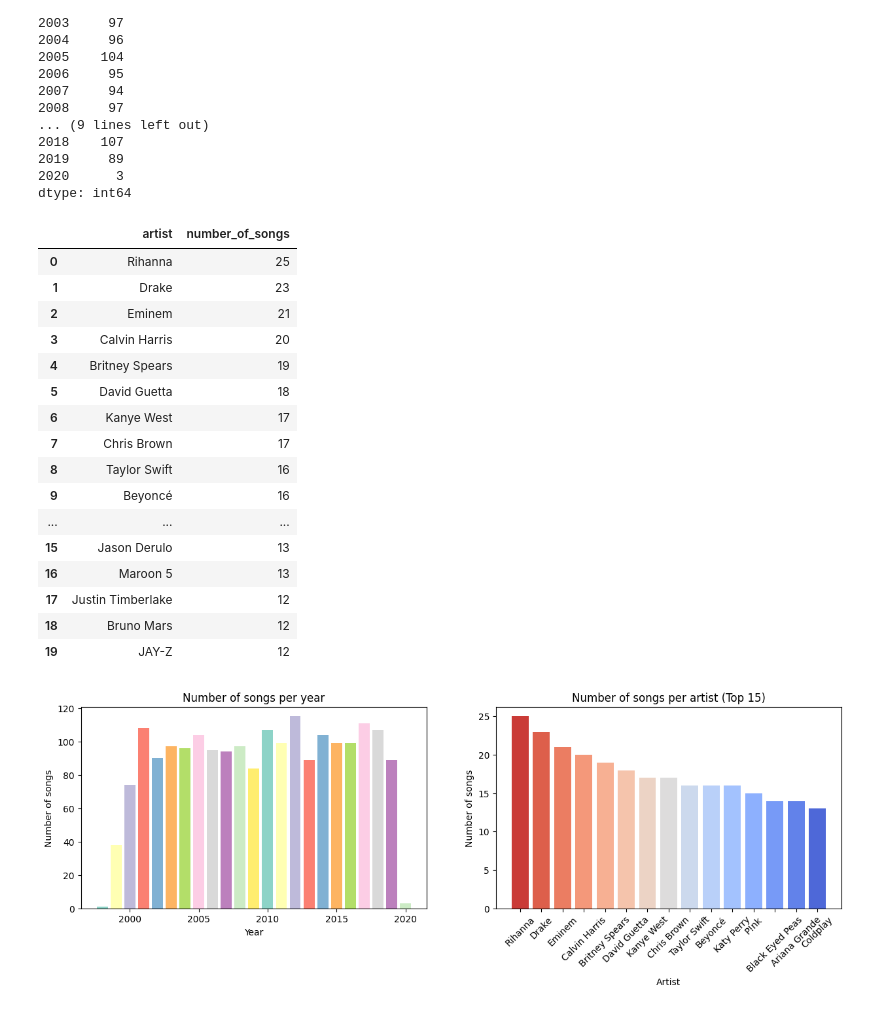
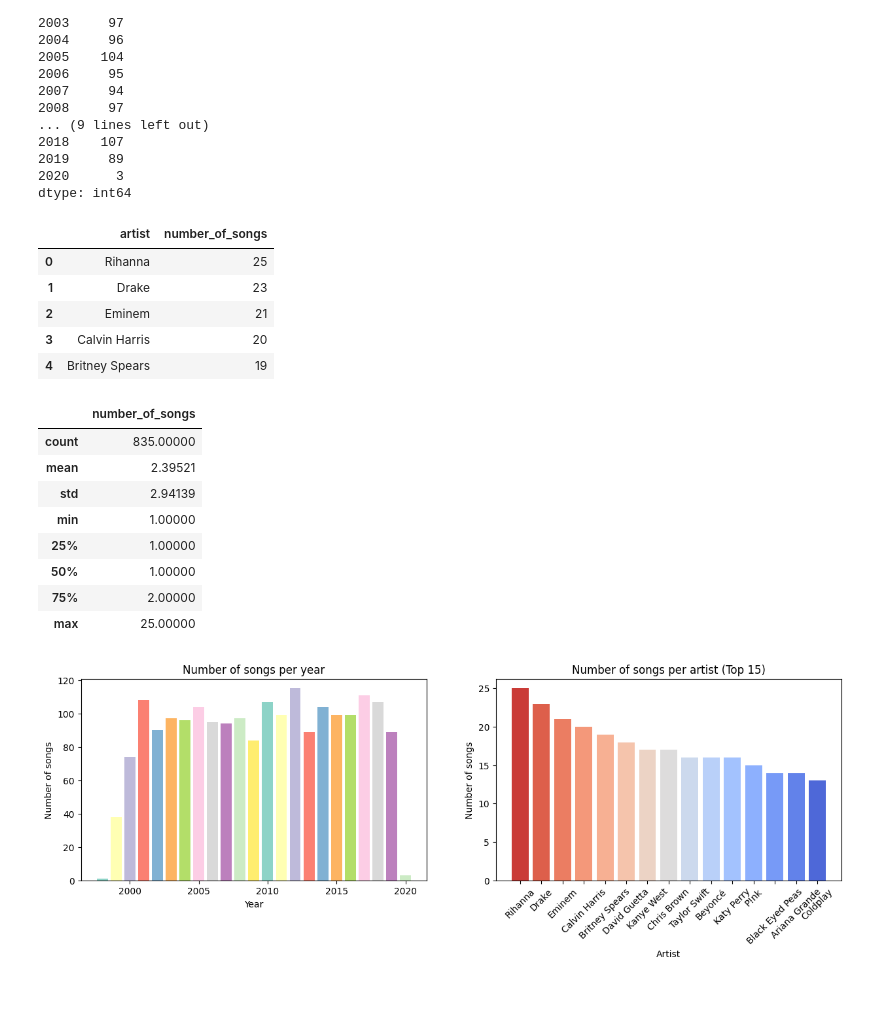
Before and after one commit to Jingren-Tang/com-480-project-VisuaLoom, a Jupyter notebook: Spotify2000-2019 EDA.ipynb, the cells around one changed output. Cells and saved outputs as stored; diff of their text form; code cells hidden in the pictures.

```diff
--- a/Spotify2000-2019 EDA.ipynb
+++ b/Spotify2000-2019 EDA.ipynb
@@ -73,26 +71,27 @@ dtype: int64
 # %%
 songs_per_artist = pd.DataFrame(data.groupby('artist').size().sort_values(ascending=False))
 songs_per_artist.columns = ['number_of_songs']
 songs_per_artist.reset_index(inplace=True)
-songs_per_artist.head(20)
+songs_per_artist.head()
 # %% [output]
 |  | artist | number_of_songs |
 | 0 | Rihanna | 25 |
 | 1 | Drake | 23 |
 | 2 | Eminem | 21 |
 | 3 | Calvin Harris | 20 |
 | 4 | Britney Spears | 19 |
-| 5 | David Guetta | 18 |
-| 6 | Kanye West | 17 |
-| 7 | Chris Brown | 17 |
-| 8 | Taylor Swift | 16 |
-| 9 | Beyoncé | 16 |
-| ... | ... | ... |
-| 15 | Jason Derulo | 13 |
-| 16 | Maroon 5 | 13 |
-| 17 | Justin Timberlake | 12 |
-| 18 | Bruno Mars | 12 |
-| 19 | JAY-Z | 12 |
+# %%
+songs_per_artist.describe()
+# %% [output]
+|  | number_of_songs |
+| count | 835.00000 |
+| mean | 2.39521 |
+| std | 2.94139 |
+| min | 1.00000 |
+| 25% | 1.00000 |
+| 50% | 1.00000 |
+| 75% | 2.00000 |
+| max | 25.00000 |
 # %%
 fig, axes = plt.subplots(1, 2, figsize=(15, 4))
 
```
Also changed, not shown: parts of 3 cells of this notebook.
